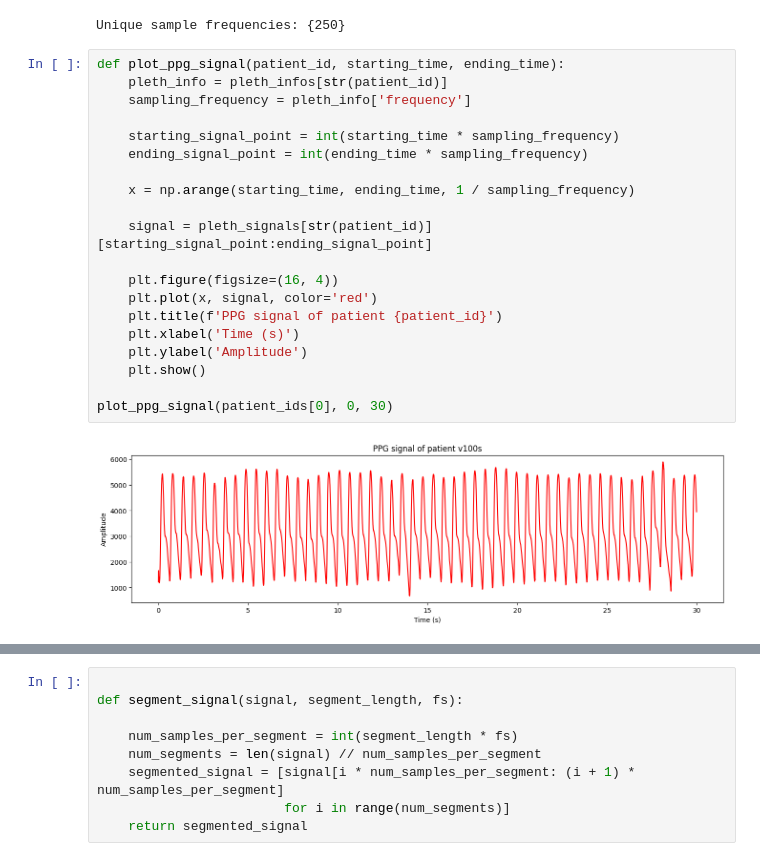
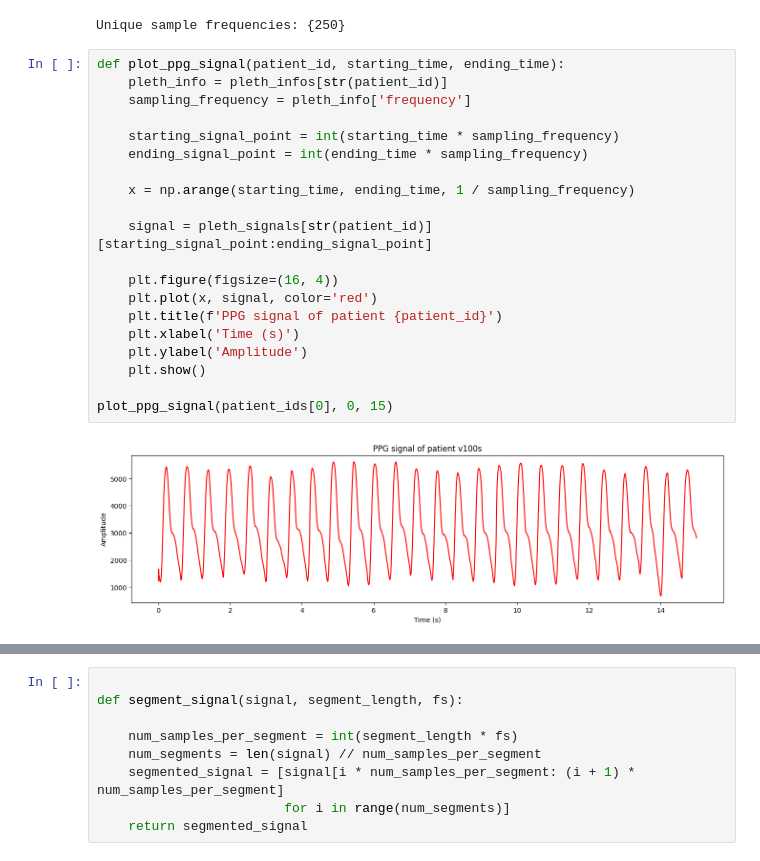
Before and after one commit to HAZMDAN/skripsieh, a Jupyter notebook: chapter_appendix-tools-for-deep-learning/jupyter.ipynb, the cells around one changed output, grey strips where cells are left out. Drawn from its saved outputs; the diff is of its cells as text.

```diff
--- a/chapter_appendix-tools-for-deep-learning/jupyter.ipynb
+++ b/chapter_appendix-tools-for-deep-learning/jupyter.ipynb
@@ -255,23 +274,23 @@ Unique sample frequencies: {250}
 # %%
 def plot_ppg_signal(patient_id, starting_time, ending_time):
     pleth_info = pleth_infos[str(patient_id)]
     sampling_frequency = pleth_info['frequency']
 
     starting_signal_point = int(starting_time * sampling_frequency)
     ending_signal_point = int(ending_time * sampling_frequency)
 
     x = np.arange(starting_time, ending_time, 1 / sampling_frequency)
 
     signal = pleth_signals[str(patient_id)][starting_signal_point:ending_signal_point]
 
     plt.figure(figsize=(16, 4))
     plt.plot(x, signal, color='red')
     plt.title(f'PPG signal of patient {patient_id}')
     plt.xlabel('Time (s)')
     plt.ylabel('Amplitude')
     plt.show()
 
-plot_ppg_signal(patient_ids[0], 0, 30)
+plot_ppg_signal(patient_ids[0], 0, 15)
 # %% [output]
-[figure, old version]
+[figure, new version]
 # %%
```
Also changed, not shown: parts of 30 cells of this notebook.
